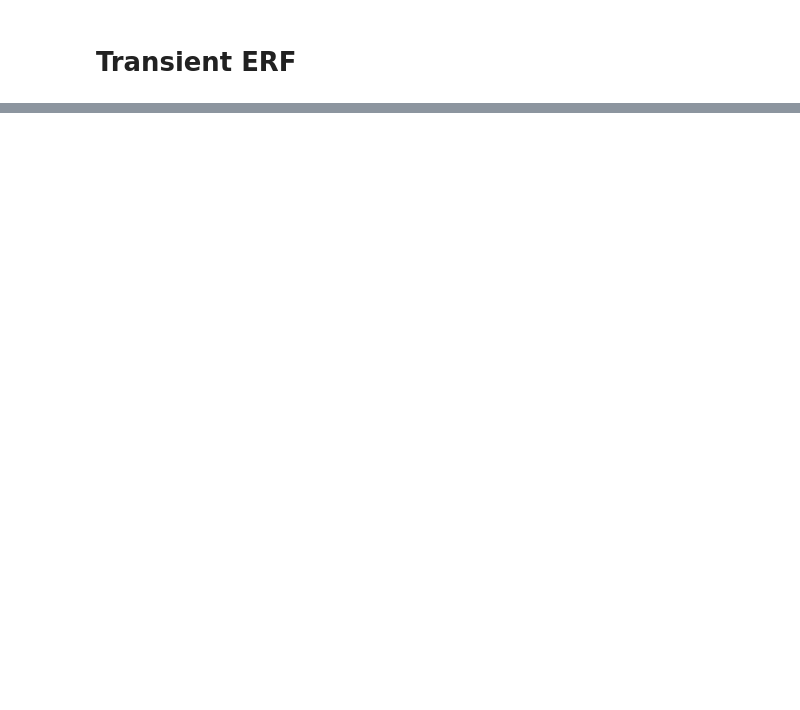
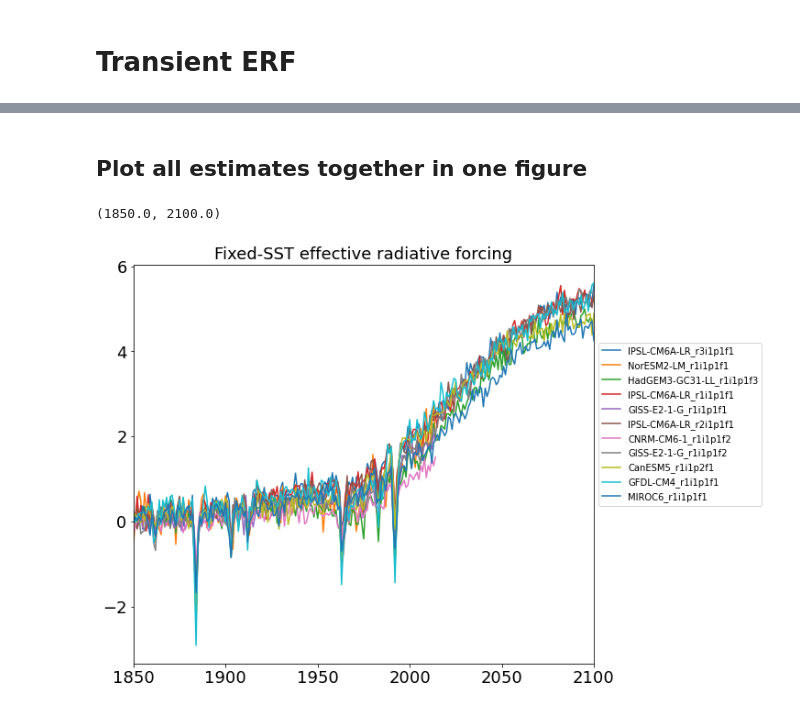
Before and after one commit to Hegebf/CMIP6-forcing, a Jupyter notebook: notebooks/TransientERF.ipynb, the cells around one changed output, grey strips where cells are left out. Saved outputs shown, nothing was run; the diff lists cells and outputs as text; code cells hidden in the pictures; blank space fills up the shorter version.

```diff
--- a/notebooks/TransientERF.ipynb
+++ b/notebooks/TransientERF.ipynb
@@ -113,0 +221,18 @@ controlN.plot()
+# %% [markdown]
+## Plot all estimates together in one figure
+# %%
+fig, ax = plt.subplots(figsize = [9,8])
+ax.tick_params(axis='both',labelsize=18)
+ax.set_title('Fixed-SST effective radiative forcing',fontsize = 18)
+
+directory = '../Estimates/piClim-histall_forcing/'
+file_list = [ f.name for f in os.scandir(directory) if f.name !='.ipynb_checkpoints']
+for file in file_list:
+    data = pd.read_table(directory + file, index_col=0, sep = '\t')
+    ax.plot(data['ERF'], label = file[:-17]);
+
+ax.legend(loc='center left', bbox_to_anchor=(1, 0.6))
+ax.set_xlim(1850, 2100)
+# %% [output]
+(1850.0, 2100.0)
+[figure, added]
```
Also changed, not shown: parts of 13 cells of this notebook, 11 other files.
